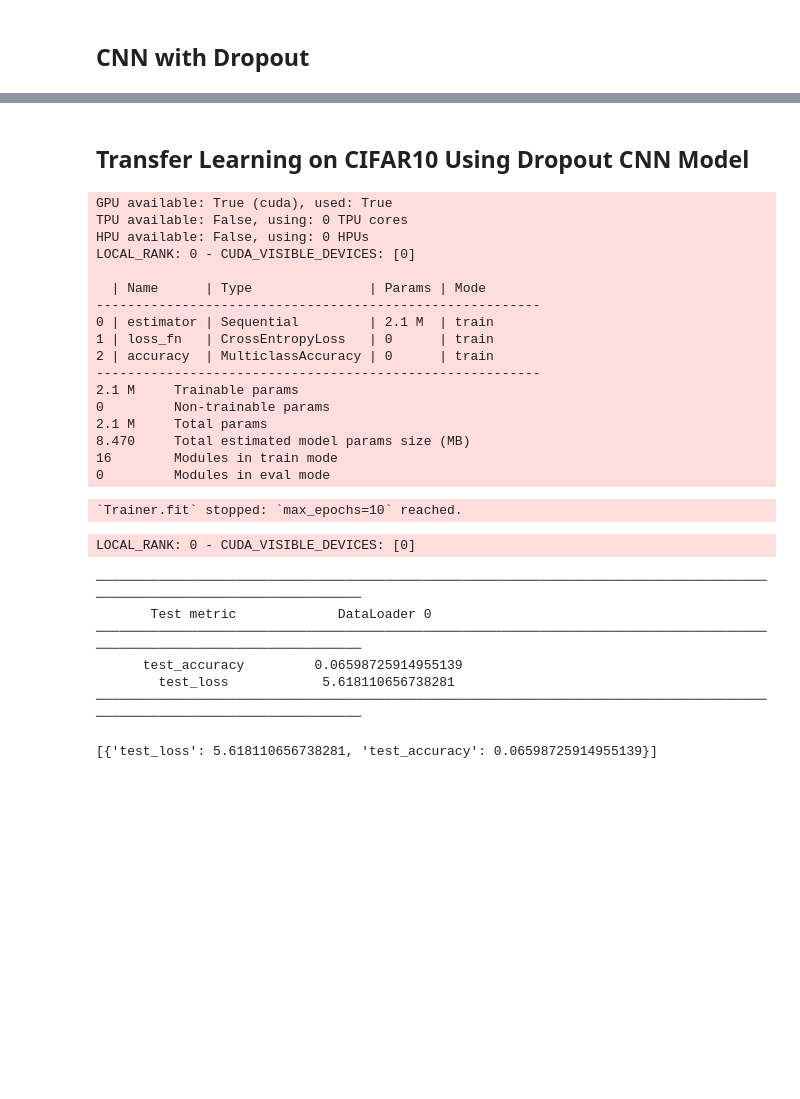
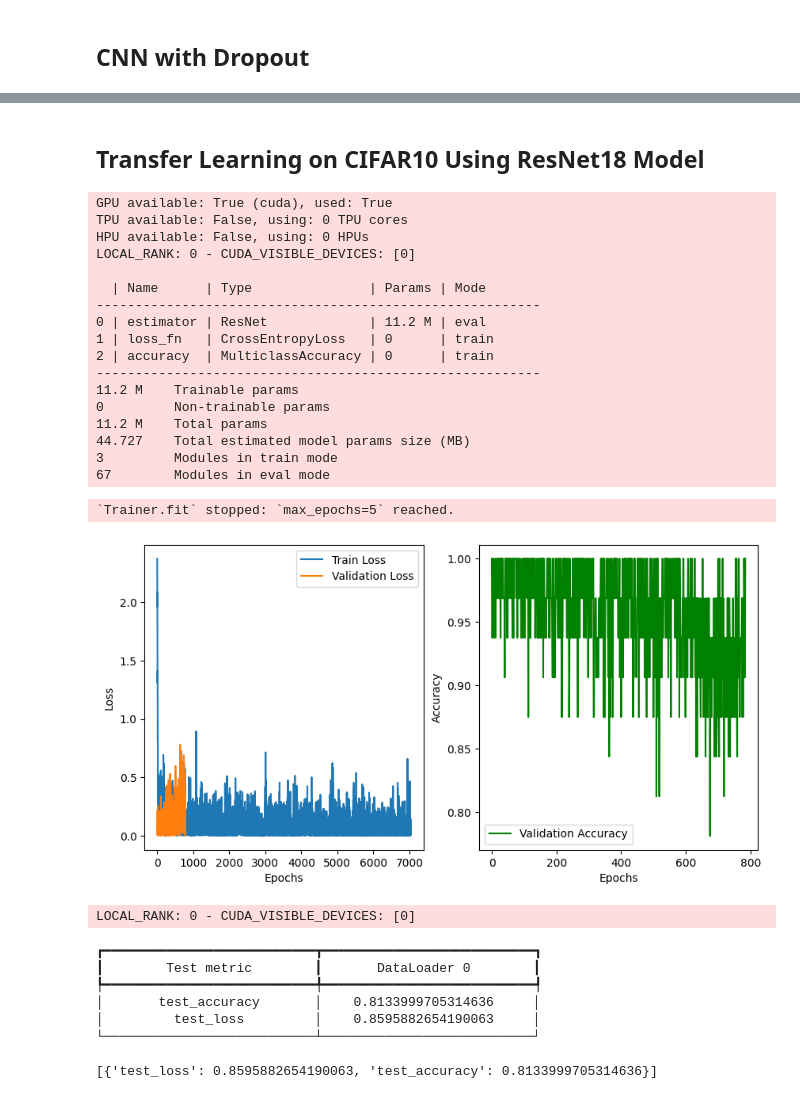
Before and after one commit to baileytnguyen/cse6363-assignment3, a Jupyter notebook: bailey_deeplearning.ipynb, the cells around one changed output, grey strips where cells are left out. Saved outputs shown, nothing was run; the diff lists cells and outputs as text; code cells hidden in the pictures; blank space fills up the shorter version.

```diff
--- a/bailey_deeplearning.ipynb
+++ b/bailey_deeplearning.ipynb
@@ -225,7 +230,10 @@ class ResNetModel(L.LightningModule):
         y_hat = self(x)
         loss = F.cross_entropy(y_hat, y)
 
-        self.log("train_loss", loss)
+        acc = self.accuracy(y_hat, y)
+
+        self.log("train_loss", loss, prog_bar=True, on_epoch=True)
+        self.log("train_accuracy", acc, prog_bar=True, on_epoch=True)
         return loss
 
     def validation_step(self, batch, batch_idx):
@@ -235,8 +243,9 @@ class ResNetModel(L.LightningModule):
 
         self.accuracy(y_hat, y)
 
-        self.log("val_accuracy", self.accuracy)
-        self.log("val_loss", loss)
+        # Ensure values are logged at the end of an epoch
+        self.log("val_loss", loss, on_epoch=True, prog_bar=True, logger=True)
+        self.log("val_accuracy", self.accuracy, on_epoch=True, prog_bar=True, logger=True)
 
     def test_step(self, batch, batch_idx):
         x, y = batch
@@ -565,5 +582,5 @@ LOCAL_RANK: 0 - CUDA_VISIBLE_DEVICES: [0]
 # %% [markdown]
-## Transfer Learning on CIFAR10 Using Dropout CNN Model
+## Transfer Learning on CIFAR10 Using ResNet18 Model
 # %%
 import torch
 import torch.nn as nn
@@ -689,40 +735,41 @@ model_cnn_dropout = CnnModelWithDropout(data_path="./data")
 # %%
-# Train model
-transfer_checkpoint_callback = ModelCheckpoint(
-    monitor="val_loss",
-    mode="min"
+checkpoint_callback = ModelCheckpoint(monitor="val_loss", mode="min")
+
+model = ResNetTransferLearningModel("data/cifar10/", 32, 1e-3)
+
+trainer = pl.Trainer(
+    callbacks=[checkpoint_callback], max_epochs=5, num_sanity_val_steps=0
 )
-
-trainer = pl.Trainer(callbacks=[transfer_checkpoint_callback], max_epochs=10)
-trainer.fit(model_cnn_dropout)
+trainer.fit(model)
 # %% [output]
 GPU available: True (cuda), used: True
 TPU available: False, using: 0 TPU cores
 HPU available: False, using: 0 HPUs
 LOCAL_RANK: 0 - CUDA_VISIBLE_DEVICES: [0]
 
   | Name      | Type               | Params | Mode
 ---------------------------------------------------------
-0 | estimator | Sequential         | 2.1 M  | train
+0 | estimator | ResNet             | 11.2 M | eval
 1 | loss_fn   | CrossEntropyLoss   | 0      | train
 2 | accuracy  | MulticlassAccuracy | 0      | train
 ---------------------------------------------------------
-2.1 M     Trainable params
+11.2 M    Trainable params
 0         Non-trainable params
-2.1 M     Total params
-8.470     Total estimated model params size (MB)
-16        Modules in train mode
-0         Modules in eval mode
+11.2 M    Total params
+44.727    Total estimated model params size (MB)
+3         Modules in train mode
+67        Modules in eval mode
-`Trainer.fit` stopped: `max_epochs=10` reached.
+`Trainer.fit` stopped: `max_epochs=5` reached.
+[figure, added]
 # %%
-# Evaluate model
-trainer.test(model_cnn_dropout)
+# Evaluate the model on the test set
+trainer.test(model=model, dataloaders=model.test_dataloader())
 # %% [output]
 LOCAL_RANK: 0 - CUDA_VISIBLE_DEVICES: [0]
-────────────────────────────────────────────────────────────────────────────────────────────────────────────────────────
-       Test metric             DataLoader 0
-────────────────────────────────────────────────────────────────────────────────────────────────────────────────────────
-      test_accuracy         0.06598725914955139
-        test_loss            5.618110656738281
-────────────────────────────────────────────────────────────────────────────────────────────────────────────────────────
+┏━━━━━━━━━━━━━━━━━━━━━━━━━━━┳━━━━━━━━━━━━━━━━━━━━━━━━━━━┓
+┃        Test metric        ┃       DataLoader 0        ┃
+┡━━━━━━━━━━━━━━━━━━━━━━━━━━━╇━━━━━━━━━━━━━━━━━━━━━━━━━━━┩
+│       test_accuracy       │    0.8133999705314636     │
+│         test_loss         │    0.8595882654190063     │
+└───────────────────────────┴───────────────────────────┘
-[{'test_loss': 5.618110656738281, 'test_accuracy': 0.06598725914955139}]
+[{'test_loss': 0.8595882654190063, 'test_accuracy': 0.8133999705314636}]
```
Also changed, not shown: parts of 8 cells of this notebook, 1 other file.
